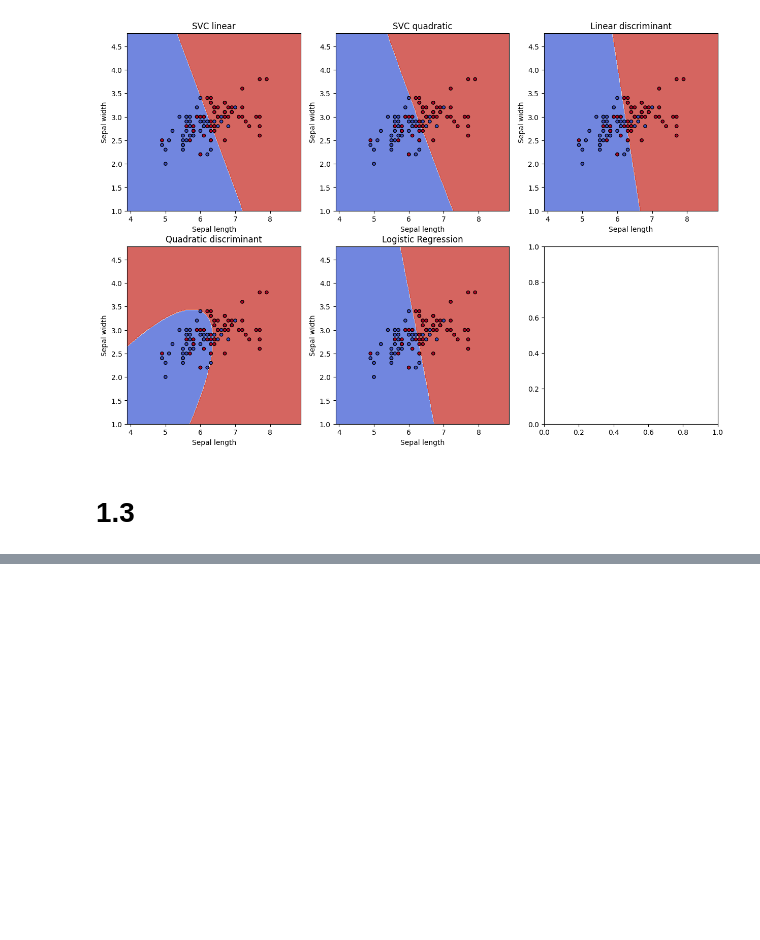
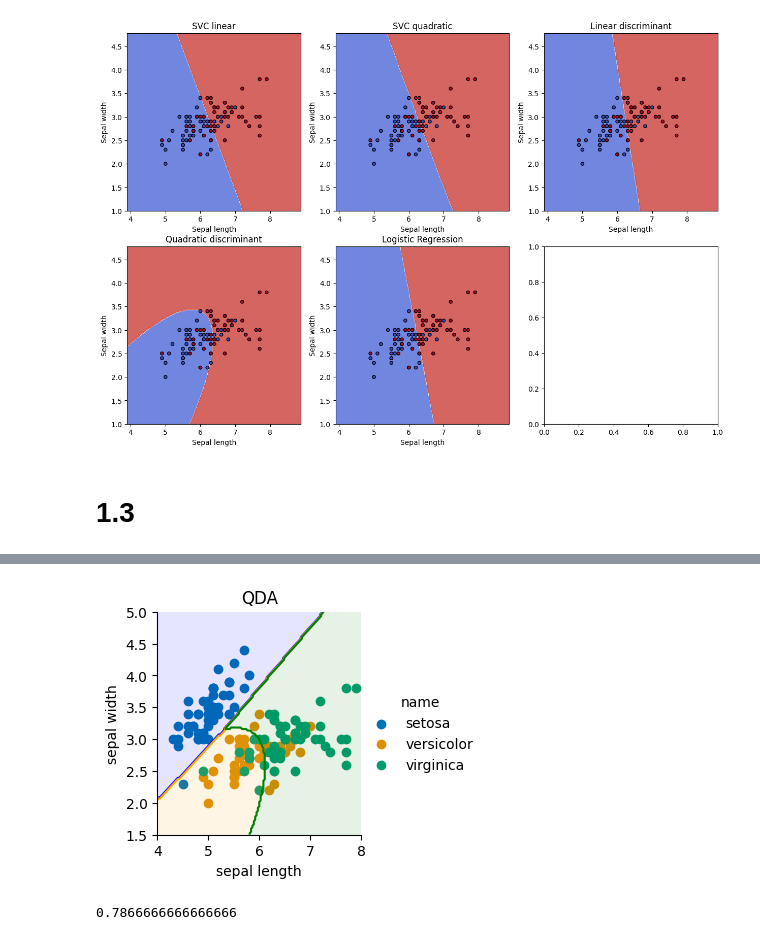
Before and after one commit to DilshodN/IAD, a Jupyter notebook: lab1.ipynb, the cells around one changed output, grey strips where cells are left out. Drawn from its saved outputs; the diff is of its cells as text; code cells hidden in the pictures; blank space fills up the shorter version.

```diff
--- a/lab1.ipynb
+++ b/lab1.ipynb
@@ -162,0 +216,7 @@ plt.show()
+# %%
+iris = datasets.load_iris()
+iris_data = pd.DataFrame(iris.data,columns = iris['feature_names'])
+iris_data['target'] = iris['target']
+iris_data['name'] = iris_data['target'].map(lambda x : iris['target_names'][x])
+# %%
+dataset_iris = iris_data[["sepal length (cm)", "sepal width (cm)",'name']]
@@ -162,0 +237,26 @@ plt.show()
+# %%
+N = 150
+mu_list = np.split(dataset_iris.groupby('name').mean().values,[1,2])
+sigma_list = np.split(dataset_iris.groupby('name').cov().values,[2,4], axis = 0)
+pi_list = dataset_iris.iloc[:,2].value_counts().values / len(dataset_iris)
+X = np.linspace(4, 8, N)
+Y = np.linspace(1.5, 5, N)
+X, Y = np.meshgrid(X, Y)
+# %%
+pred = []
+for xx, yy in zip(np.ravel(X), np.ravel(Y)):
+    pred.append(custom_QDA_method(np.array([xx,yy]).reshape(-1,1), mu_list, sigma_list, pi_list))
+pred = np.array(pred).reshape(X.shape)
+# %%
+g = sns.FacetGrid(dataset_iris, hue="name", palette = 'colorblind') .map(plt.scatter, "sepal length (cm)", "sepal width (cm)",)  .add_legend()
+my_ax = g.ax
+
+my_ax.contourf( X, Y, pred, 2, alpha = .1, colors = ('blue','orange','green'))
+my_ax.contour( X, Y, pred, 2, alpha = 1, colors = ('blue','orange','green'))
+
+my_ax.set_xlabel('sepal length')
+my_ax.set_ylabel('sepal width')
+my_ax.set_title('QDA')
+plt.show()
+# %% [output]
+[figure, added]
@@ -162,0 +269,4 @@ plt.show()
+# %%
+acc
+# %% [output]
+0.7866666666666666
```
Also changed, not shown: parts of 9 cells of this notebook.
